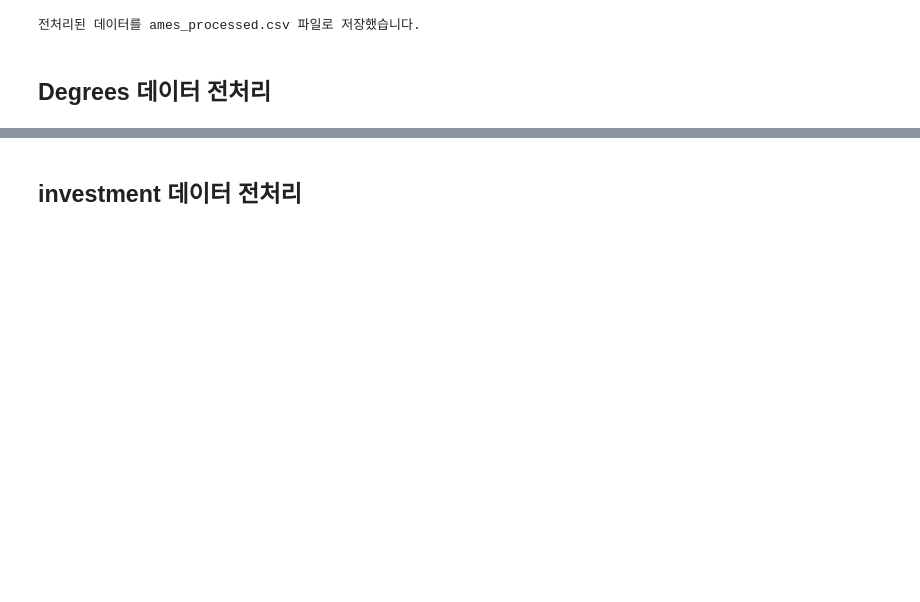
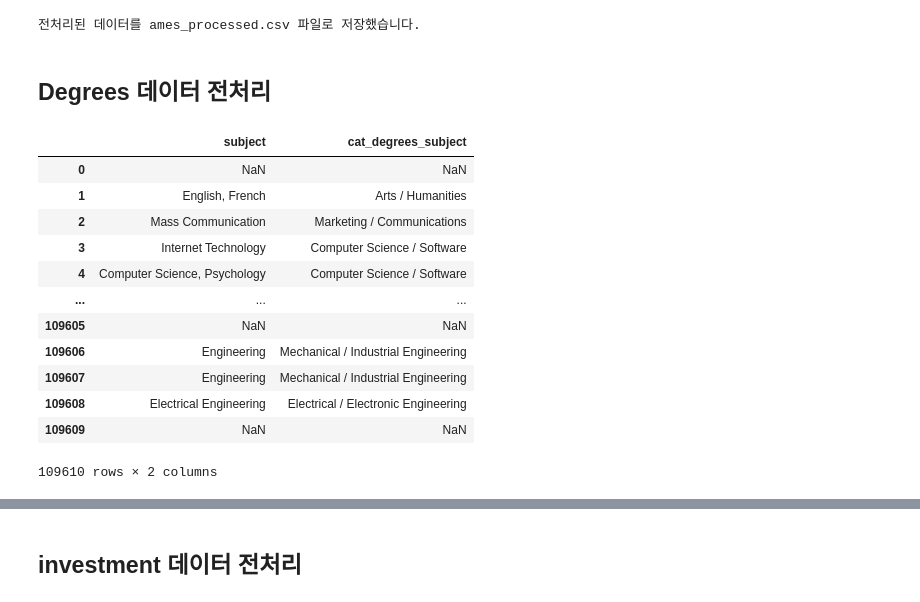
Before and after one commit to hiipseal/Final_project, a Jupyter notebook: [채연]_prep_v2.ipynb, the cells around one changed output, grey strips where cells are left out. Drawn from its saved outputs; the diff is of its cells as text; code cells hidden in the pictures; blank space fills up the shorter version.

```diff
--- a/[채연]_prep_v2.ipynb
+++ b/[채연]_prep_v2.ipynb
@@ -6,6 +6,9 @@ Acquisitions = pd.read_csv("./data/acquisitions.csv")
 Degrees = pd.read_csv("./data/degrees.csv")
 Ipos = pd.read_csv("./data/ipos.csv")
 Investments = pd.read_csv("./data/investments.csv")
+Milestones = pd.read_csv("./clean_data_v1/clean_milestons_v1.csv")
+Relationships = pd.read_csv("./clean_data_v1/clean_relationships_v1.csv")
+People = pd.read_csv("./data/people.csv")
 
 print("="*60)
 print("Dataset 로드 완료!")
@@ -34,0 +585,30 @@ Acquisitions_copy["is_acquisitions_acq_at_missing"] = Acquisitions_copy["acquire
+# %%
+# 환율 계산 함수
+
+def cal_rate(code):
+    if code=="AUD":
+        cond1 = (usd_aud["observation_date"]>="2013-03-01") & (usd_aud["observation_date"]<="2013-03-01")
+        result = usd_aud.loc[cond1, "DEXUSAL"].mean()
+
+    if code=="CAD":
+        cond2 = (usd_cad["observation_date"]>="2006-01-10") & (usd_cad["observation_date"]<="2012-09-13")
+        result = usd_cad.loc[cond2, "DEXCAUS"].mean()
+
+    if code=="EUR":
+        cond3 = (usd_eur["observation_date"]>="1974-07-07") & (usd_eur["observation_date"]<="2013-11-05")
+        result = usd_eur.loc[cond3, "DEXUSEU"].mean()
+
+
+    if code=="GBP":
+        cond4 = (usd_gbp["observation_date"]>="1999-04-27") & (usd_gbp["observation_date"]<="2013-11-27")
+        result = usd_gbp.loc[cond4, "DEXUSUK"].mean()
+
+    if code=="JPY":
+        cond5 = (usd_jpy["observation_date"]>="1987-06-16") & (usd_jpy["observation_date"]<="2013-06-18")
+        result = usd_jpy.loc[cond5, "DEXJPUS"].mean()
+
+    if code=="SEK":
+        cond6 = (usd_sek["observation_date"]>="2007-06-11") & (usd_sek["observation_date"]<="2013-10-23")
+        result = usd_sek.loc[cond6, "DEXSDUS"].mean()
+
+    return result
@@ -71,7 +699,15 @@ import pandas as pd
 import re
 
 def classify_degree(x):
+
+    # 결측치면 그대로 NaN 반환
+    if pd.isna(x) or (isinstance(x, str) and x.strip() == ""):
+        return pd.NA
     s = str(x).lower().strip()
+
+    # 'unknown', 'n/a', 'na' 같은 "문자 결측"도 결측으로 남기기
+    if s in {"nan", "none", "null", "n/a", "na", "unknown", "undefined"}:
+        return pd.NA
 
     # -------------------------
     # 1) 전문 (associate, 고졸 포함)
@@ -383,4 +1264,20 @@ def normalize_institution(name: str) -> str:
 
 # 2. 정규화 적용
 Degrees_copy["institution_normalized"] = Degrees_copy["institution"].apply(normalize_institution)
+# %%
+Degrees_copy[['subject', 'cat_degrees_subject']]
+# %% [output]
+|  | subject | cat_degrees_subject |
+| 0 | NaN | NaN |
+| 1 | English, French | Arts / Humanities |
+| 2 | Mass Communication | Marketing / Communications |
+| 3 | Internet Technology | Computer Science / Software |
+| 4 | Computer Science, Psychology | Computer Science / Software |
+| ... | ... | ... |
+| 109605 | NaN | NaN |
+| 109606 | Engineering | Mechanical / Industrial Engineering |
+| 109607 | Engineering | Mechanical / Industrial Engineering |
+| 109608 | Electrical Engineering | Electrical / Electronic Engineering |
+| 109609 | NaN | NaN |
+109610 rows × 2 columns
 # %%
```
Also changed, not shown: parts of 32 cells of this notebook.
